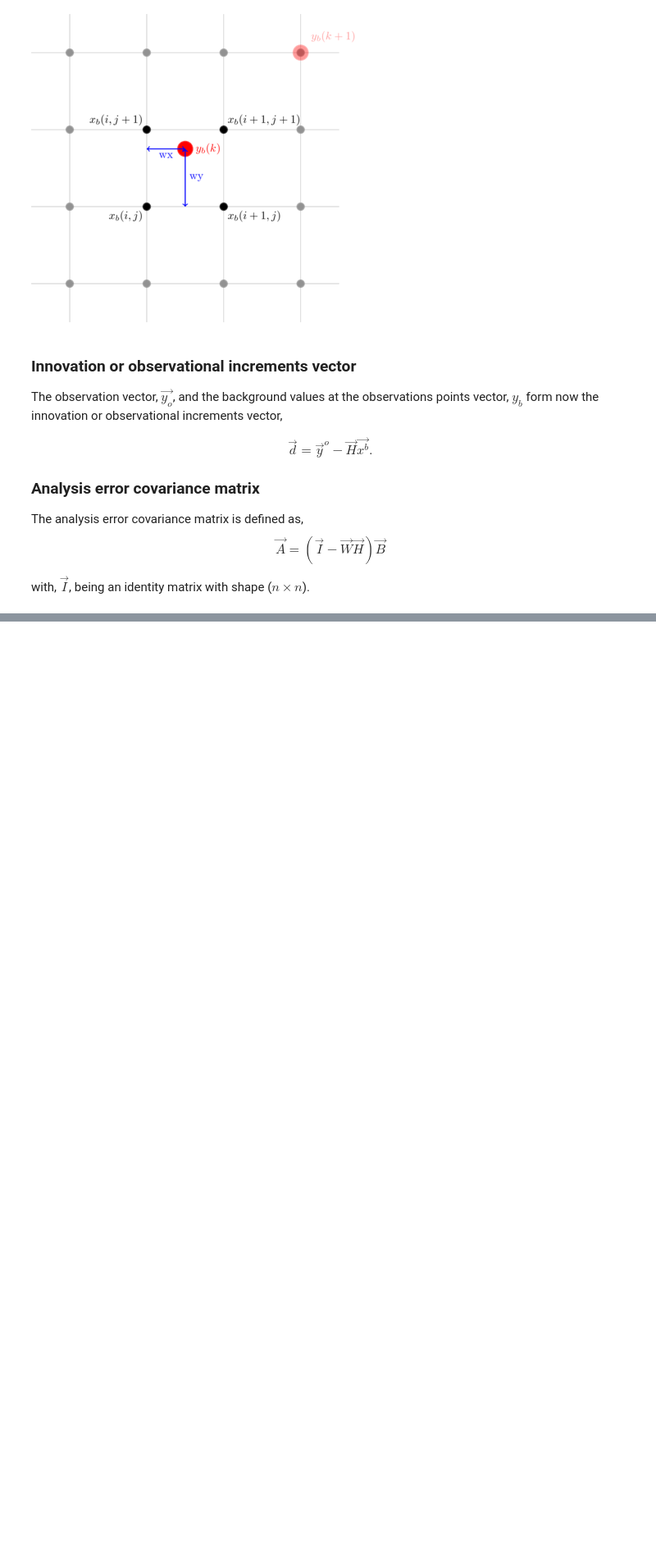
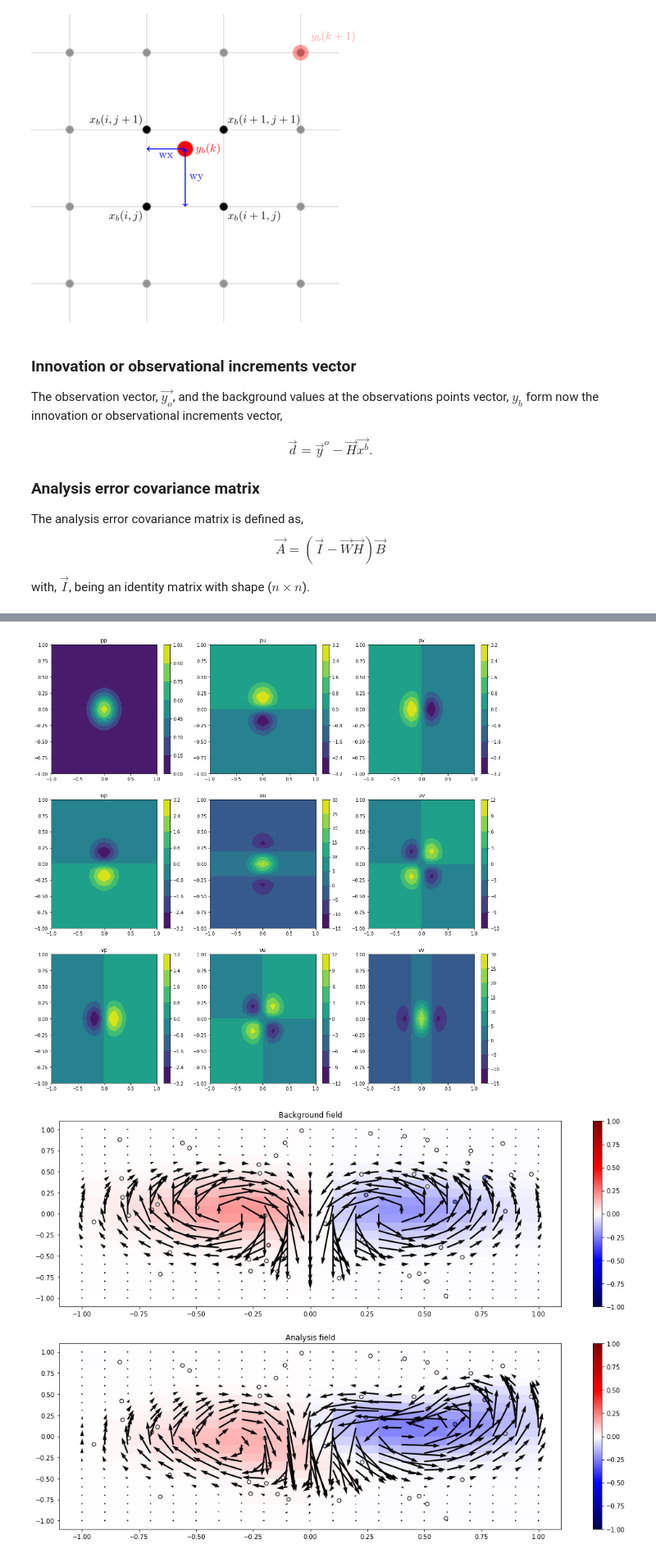
Before and after one commit to janjaapmeijer/phd-public, a Jupyter notebook: notebooks/optimal_interpolation.ipynb, the cells around one changed output, grey strips where cells are left out. Shown at 82% size. Saved outputs shown, nothing was run; the diff lists cells and outputs as text; code cells hidden in the pictures; blank space fills up the shorter version.

```diff
--- a/notebooks/optimal_interpolation.ipynb
+++ b/notebooks/optimal_interpolation.ipynb
@@ -421,0 +336,37 @@ $$ v_g = \frac{1}{f} \frac{\partial D}{\partial x}$$
+# %%
+# plot covariance matrices
+var = ['p', 'u', 'v']
+coord = (int(np.floor(ny/2)), int(np.floor(nx/2)))
+fig, ax = plt.subplots(nvar, nvar, figsize=(18, 18))
+for ivar in range(nvar):
+    for jvar in range(nvar):
+        BB = np.reshape(B[ivar::nvar, jvar::nvar], (ny, nx, ny, nx))
+        BBi = np.ma.masked_invalid(BB[coord[0], coord[1], :, :])
+        conf = ax[ivar, jvar].contourf(xx, yy, BBi)
+        ax[ivar, jvar].set_title(var[ivar] + var[jvar])
+        # ax[ivar, jvar].set_xlim([-np.sqrt(2)*Lx, np.sqrt(2)*Lx])
+        # ax[ivar, jvar].set_ylim([-np.sqrt(2)*Lx, np.sqrt(2)*Lx])
+        plt.colorbar(conf, ax=ax[ivar, jvar])
+
+# plot background field
+fig, ax = plt.subplots(2, 1, figsize=(18, 12))
+vmin, vmax = -1, 1
+pcol = ax[0].pcolor(xx, yy, x_b[0], cmap=plt.cm.seismic, vmin=vmin, vmax=vmax)
+ax[0].scatter(x, y, c=p_o, cmap=plt.cm.seismic, vmin=vmin, vmax=vmax, edgecolors='k')
+plt.colorbar(pcol, ax=ax[0])
+ax[0].quiver(xx, yy, x_b[1], x_b[2])
+ax[0].set_title('Background field')
+
+# plot analysis field
+pcol = ax[1].pcolor(xx, yy, x_a[0], cmap=plt.cm.seismic, vmin=vmin, vmax=vmax)
+ax[1].scatter(x, y, c=p_o, cmap=plt.cm.seismic, vmin=vmin, vmax=vmax, edgecolors='k')
+plt.colorbar(pcol, ax=ax[1])
+ax[1].quiver(xx, yy, x_a[1], x_a[2])
+ax[1].set_title('Analysis field')
+
+for axis in range(len(ax)):
+    ax[axis].set_xlim([-1.1, 1.1])
+    ax[axis].set_ylim([-1.1, 1.1])
+# %% [output]
+[figure, added]
+[figure, added]
```
Also changed, not shown: parts of 10 cells of this notebook, 1 other file.
